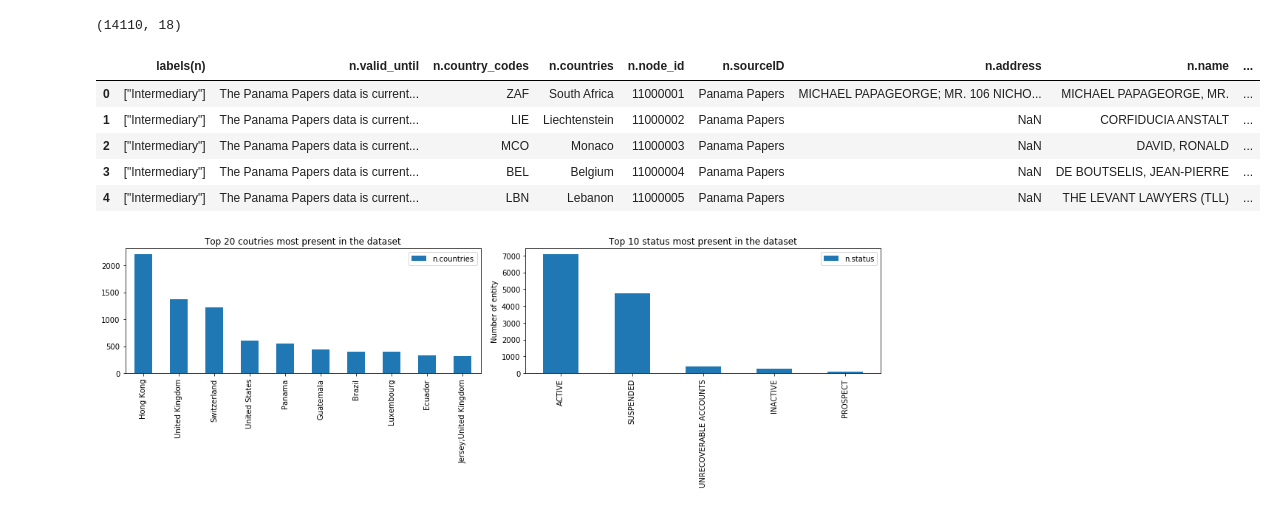
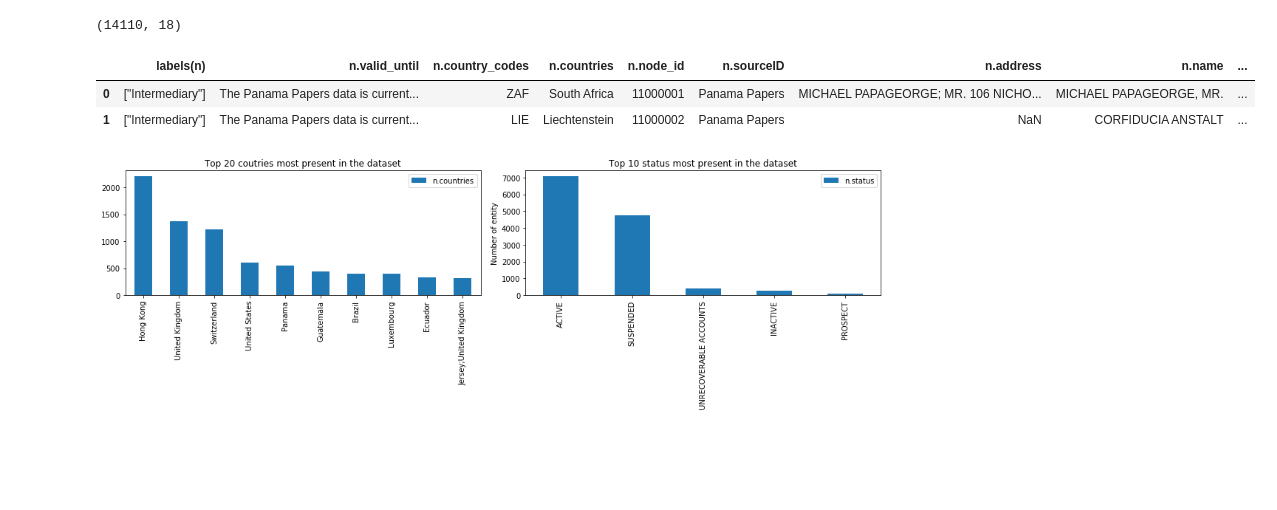
Before and after one commit to Roussaky/ada-EPFL, a Jupyter notebook: project/project.ipynb, the cells around one changed output. Saved outputs shown, nothing was run; the diff lists cells and outputs as text; code cells hidden in the pictures; blank space fills up the shorter version.

```diff
--- a/project/project.ipynb
+++ b/project/project.ipynb
@@ -224,14 +215,11 @@ panama_intermediary.shape
 # %% [output]
 (14110, 18)
 # %%
-panama_intermediary.head()
+panama_intermediary.head(n=2)
 # %% [output]
 |  | labels(n) | n.valid_until | n.country_codes | n.countries | n.node_id | n.sourceID | n.address | n.name | ... |
 | 0 | ["Intermediary"] | The Panama Papers data is current... | ZAF | South Africa | 11000001 | Panama Papers | MICHAEL PAPAGEORGE; MR. 106 NICHO... | MICHAEL PAPAGEORGE, MR. | ... |
 | 1 | ["Intermediary"] | The Panama Papers data is current... | LIE | Liechtenstein | 11000002 | Panama Papers | NaN | CORFIDUCIA ANSTALT | ... |
-| 2 | ["Intermediary"] | The Panama Papers data is current... | MCO | Monaco | 11000003 | Panama Papers | NaN | DAVID, RONALD | ... |
-| 3 | ["Intermediary"] | The Panama Papers data is current... | BEL | Belgium | 11000004 | Panama Papers | NaN | DE BOUTSELIS, JEAN-PIERRE | ... |
-| 4 | ["Intermediary"] | The Panama Papers data is current... | LBN | Lebanon | 11000005 | Panama Papers | NaN | THE LEVANT LAWYERS (TLL) | ... |
 # %%
 fig, axes = plt.subplots(nrows=1, ncols=2, figsize=(15,5))
 
```
Also changed, not shown: parts of 20 cells of this notebook, 1 other file.
